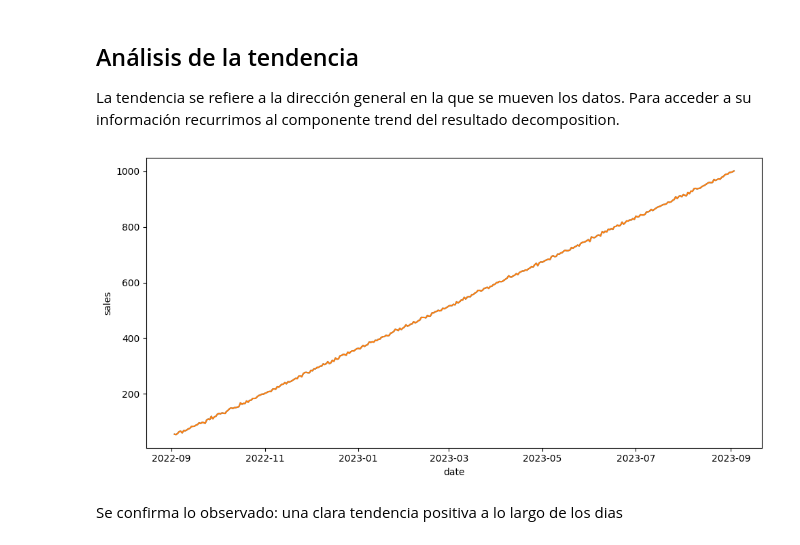
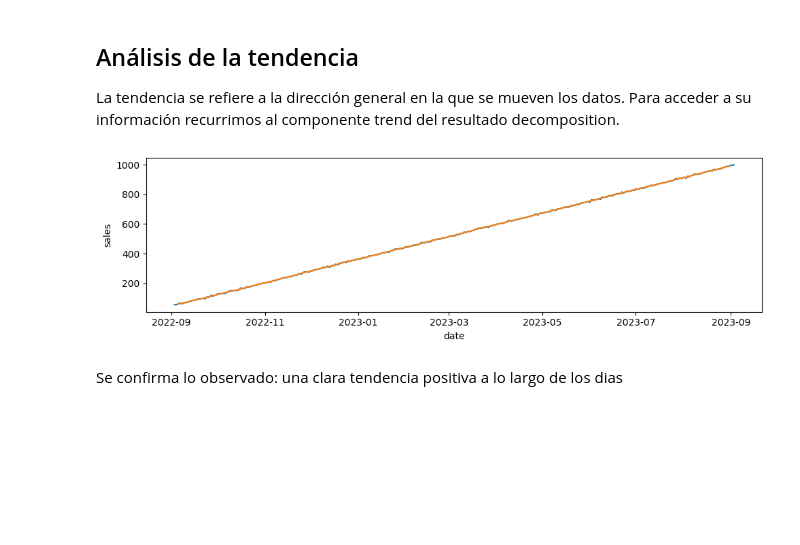
Before and after one commit to Betaniammc/streamlit, a Jupyter notebook: src/10-time-series-forecasting-sales.ipynb, the cells around one changed output. Cells and saved outputs as stored; diff of their text form; code cells hidden in the pictures; blank space fills up the shorter version.

```diff
--- a/src/10-time-series-forecasting-sales.ipynb
+++ b/src/10-time-series-forecasting-sales.ipynb
@@ -151,5 +156,5 @@ Utilizamos la función seasonal_decompose de la biblioteca statsmodels para desc
 # %%
-decomposition = seasonal_decompose(ts, period = 1)
+decomposition = seasonal_decompose(ts, period = 7)
 decomposition
 # %% [output]
 <statsmodels.tsa.seasonal.DecomposeResult at 0x...>
@@ -160,16 +165,16 @@ La tendencia se refiere a la dirección general en la que se mueven los datos. P
 # %%
 trend = decomposition.trend
 
-fig, axis = plt.subplots(figsize = (10, 5))
+fig, axis = plt.subplots(figsize = (10, 3))
 
 sns.lineplot(data = ts)
 sns.lineplot(data = trend)
 
 plt.tight_layout()
 
 plt.show()
 # %% [output]
-[figure, old version]
+[figure, new version]
 # %% [markdown]
 Se confirma lo observado: una clara tendencia positiva a lo largo de los dias
 # %% [markdown]
```
Also changed, not shown: parts of 23 cells of this notebook, 1 other file.
